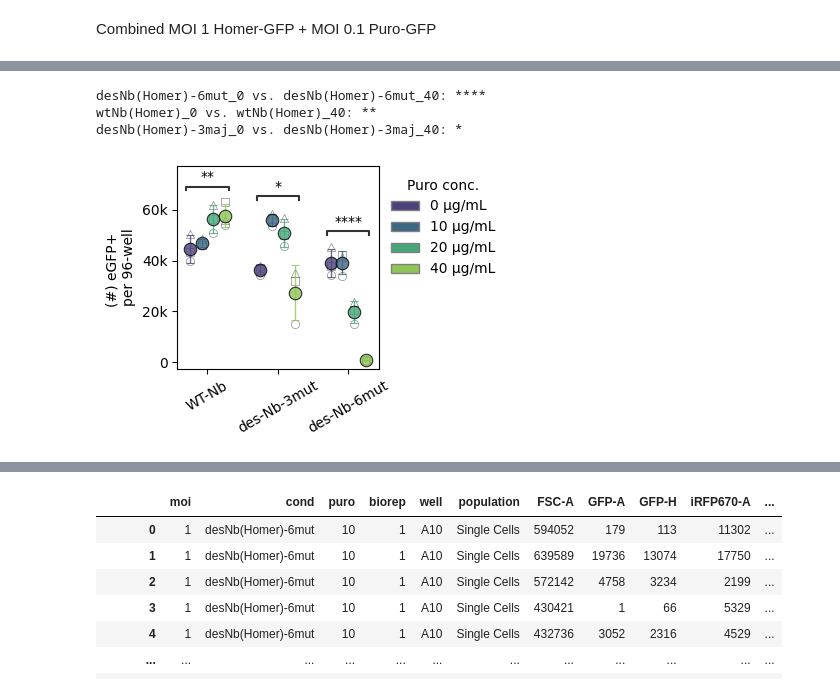
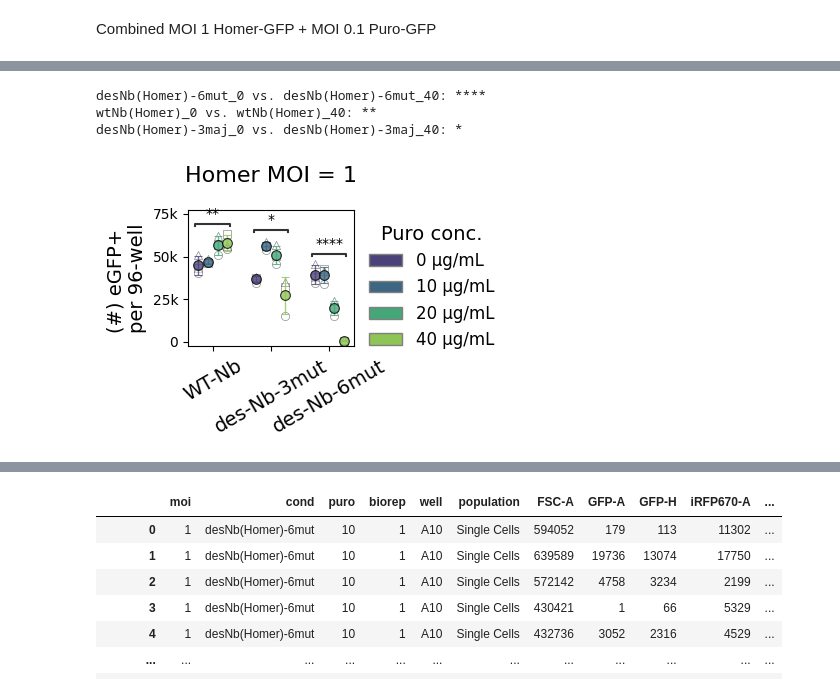
Before and after one commit to GallowayLabMIT/dasit_manuscript, a Jupyter notebook: Figure_XX_homer/homer_nb_selection.ipynb, the cells around one changed output, grey strips where cells are left out. Cells and saved outputs as stored; diff of their text form; code cells hidden in the pictures.

Commit message:
updating homer and imn

```diff
--- a/Figure_XX_homer/homer_nb_selection.ipynb
+++ b/Figure_XX_homer/homer_nb_selection.ipynb
@@ -411,8 +404,7 @@ pairs = [
     (('wtNb(Homer)', 0), ('wtNb(Homer)', 40)),
     (('desNb(Homer)-3maj', 0), ('desNb(Homer)-3maj', 40)),
     (('desNb(Homer)-6mut', 0), ('desNb(Homer)-6mut', 40)),
-    (('Puro-GFP', 0), ('Puro-GFP', 40)),
-    (('none', 0), ('none', 40))
+    (('Puro-GFP', 0), ('Puro-GFP', 40))
 ]
 
 
@@ -1034,5 +980,5 @@ desNb(Homer)-3maj_0 vs. desNb(Homer)-3maj_40: t-test independent samples, P_val:
 # %%
-palette = ['#4B4279', '#3C6682', '#45A778', '#8FC456']
+
 hue = 'puro'
 hue_order = [0, 10, 20, 40]
 
@@ -1106,7 +1052,7 @@ for rep, marker in markers.items():
                 facecolor='white',
                 edgecolor='black',
                 linewidth=0.5,
-                alpha=0.45,
+                alpha=alpha_biorep,
                 zorder=2
             )
 
@@ -1131,9 +1077,9 @@ for i, cond in enumerate(order):
             row['mean'].iloc[0],
             yerr=row['sd'].iloc[0],
             fmt='o',
-            markersize=9,
+            markersize=dot_size,
             color=colors[puro],
-            alpha=0.8,
+            alpha=alpha_main,
             mec='black',
             mew=0.8,
             capsize=3,
@@ -1143,13 +1089,19 @@ for i, cond in enumerate(order):
 
 # Formatting
 
-ax.yaxis.set_label_text('(#) eGFP+ \nper 96-well')
+ax.yaxis.set_label_text('(#) eGFP+ \nper 96-well', fontsize=yaxis_fontsize)
 ax.xaxis.set_label_text('')
 
 ax.yaxis.set_major_formatter(
     matplotlib.ticker.FuncFormatter(
         lambda x, _: f'{x:.0f}' if abs(x) < 1000 else f'{x/1000:.0f}k'
     )
+)
+
+ax.set_title(
+    'Homer MOI = 1',
+    fontsize=title_fontsize,
+    pad=20
 )
 
 ax.set_xticks(group_centers)
@@ -1164,7 +1116,7 @@ label_map = {
 
 ax.set_xticklabels(
     [label_map[t] for t in order],
-    rotation=30
+    rotation=30, fontsize=xaxis_fontsize
 )
 
 
@@ -1183,8 +1135,9 @@ ax.legend(
     title='Puro conc.',
     loc='upper left',
     bbox_to_anchor=(1,1),
-    frameon=False
+    frameon=False, fontsize=legend_fontsize, title_fontsize=legend_title_fontsize
 )
+
 
 
 
@@ -1235,31 +1188,31 @@ annotator = Annotator(
     ax,
     pairs=pairs,
     data=subset,
     x=x,
     y=y,
     hue=hue,
     order=order,
     hue_order=hue_order,
 )
 
 annotator.configure(
     test='t-test_ind',
     text_format='full',
     loc='inside',
     line_height=0.02,
     text_offset=2
 )
 
 annotator.set_custom_annotations(annotations)
 annotator.annotate()
 
 
 fig.tight_layout()
 
 plottitle = 'Figure_XX_homer_EGFP_count_cells.svg'
 plt.savefig(rd.outfile(output_path/plottitle),bbox_inches='tight')
 # %% [output]
 desNb(Homer)-6mut_0 vs. desNb(Homer)-6mut_40: ****
 wtNb(Homer)_0 vs. wtNb(Homer)_40: **
 desNb(Homer)-3maj_0 vs. desNb(Homer)-3maj_40: *
-[figure, old version]
+[figure, new version]
```
Also changed, not shown: parts of 10 cells of this notebook, 1 other file.
